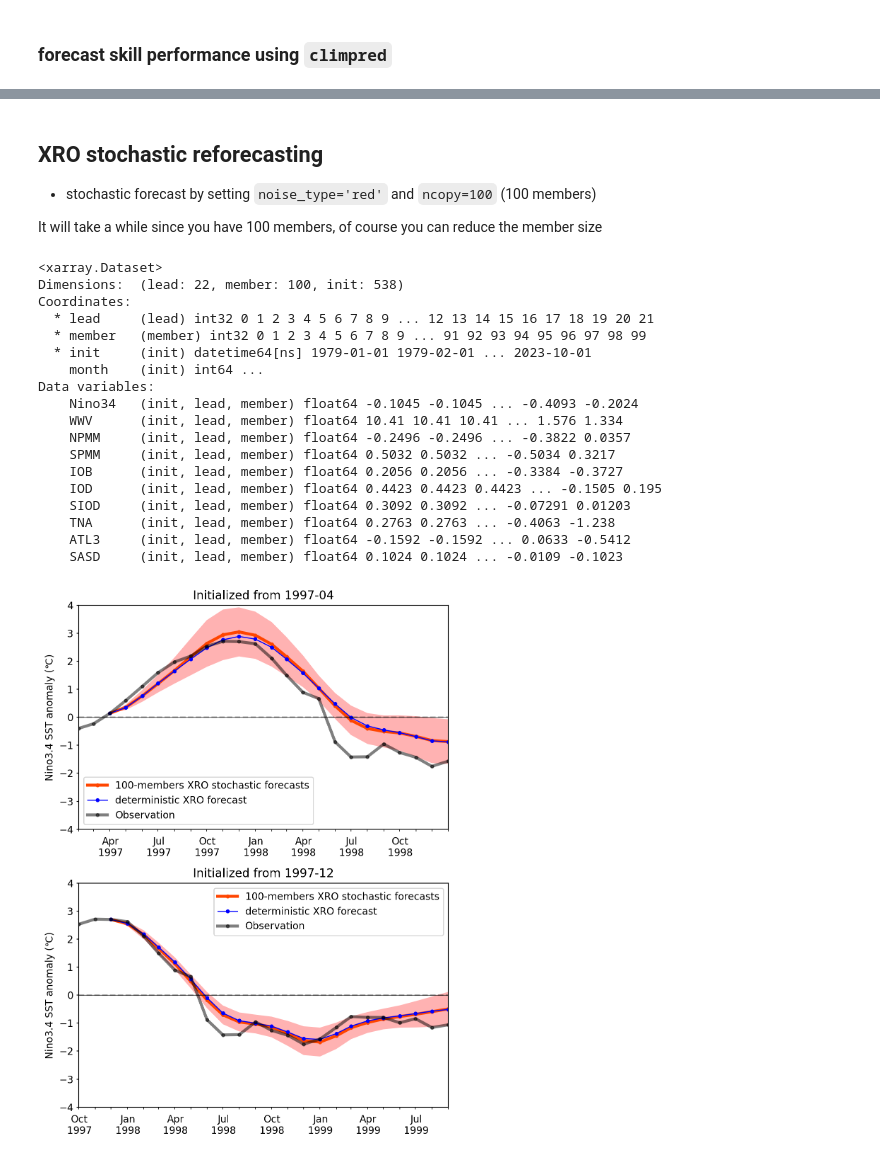
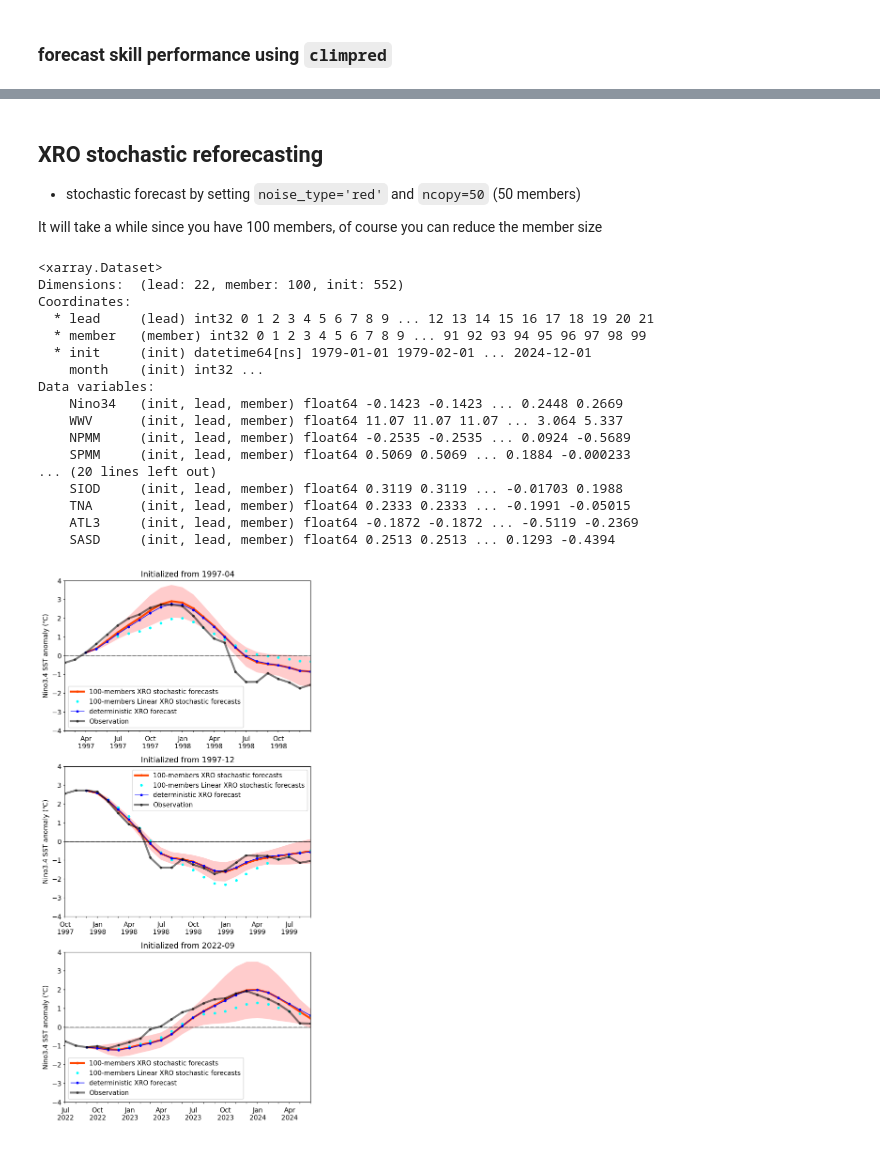
Before and after one commit to senclimate/XRO, a Jupyter notebook: code/XRO_Cookbook.ipynb, the cells around one changed output, grey strips where cells are left out. Drawn from its saved outputs; the diff is of its cells as text; code cells hidden in the pictures.

```diff
--- a/code/XRO_Cookbook.ipynb
+++ b/code/XRO_Cookbook.ipynb
@@ -143,13 +176,18 @@ stochastic simulation (as an example, initial from observed 1979-01, each model
 
 The output is archived as monthly mean of state vectors
 # %%
-XROac2_sim = XROac2.simulate(fit_ds=XROac2_fit, X0_ds=train_ds.isel(time=0), nyear=100, ncopy=100, is_xi_stdac=True)
+seed = 2000
+XROac2_sim = XROac2.simulate(fit_ds=XROac2_fit, X0_ds=train_ds.isel(time=0), nyear=100, ncopy=100, is_xi_stdac=False, seed=seed)
 print('XRO control stochastic simulation')
 print(XROac2_sim)
 
-XROac0_sim = XROac0.simulate(fit_ds=XROac0_fit, X0_ds=train_ds.isel(time=0), nyear=100, ncopy=100)  #set seed=1000 to get the exact same result
+XROac0_sim = XROac0.simulate(fit_ds=XROac0_fit, X0_ds=train_ds.isel(time=0), nyear=100, ncopy=100, is_xi_stdac=False, seed=seed)  #set seed=1000 to get the exact same result
 print('XRO(ac=0) model stochastic simulation')
 print(XROac0_sim)
+
+XROac2Lin_sim = XROac0.simulate(fit_ds=XROac2Lin_fit, X0_ds=train_ds.isel(time=0), nyear=100, ncopy=100, is_xi_stdac=False, seed=seed)  #set seed=1000 to get the exact same result
+print('XRO(ac=2) linear model stochastic simulation')
+print(XROac2Lin_sim)
 # %% [output]
 XRO control stochastic simulation
 <xarray.Dataset>
@@ -176,6 +214,8 @@ nmember=5
 fig, axes = plt.subplots(nmember, 1, figsize=(8, nmember*2), layout='compressed')
 
 for i, ax in enumerate(axes.flat):
-    XROac2_sim.isel(member=i+1)['Nino34'].plot(ax=ax, c='r', lw=2)
+    XROac2_sim.isel(member=i+1)['Nino34'].plot(ax=ax, c='r', lw=1.5, label='XRO')
+    XROac2Lin_sim.isel(member=i+1)['Nino34'].plot(ax=ax, c='cyan', lw=1., label='Linear XRO')
     ax.set_xlabel('')
+    ax.legend()
 # %% [output]
@@ -336,10 +391,16 @@ rmse_XROac0
 rmse_XROac2 = calc_forecast_skill(XROac2_fcst, obs_ds, metric='rmse', is_mv3=True, by_month=False, verify_periods=slice('1979-01', '2022-12'))
 rmse_XROac2
 
+rmse_XROac2Lin = calc_forecast_skill(XROac2Lin_fcst, obs_ds, metric='rmse', is_mv3=True, by_month=False, verify_periods=slice('1979-01', '2022-12'))
+rmse_XROac2Lin
+
+
 sel_var = 'Nino34'
 fig, ax = plt.subplots(1, 1, figsize=(8, 4))
 rmse_XROac2[sel_var].plot(ax=ax, label='XRO', c='orangered', lw=2)
 rmse_XROac0[sel_var].plot(ax=ax, label='XRO$_{ac=0}$', c='deepskyblue', lw=2)
+
+rmse_XROac2Lin[sel_var].plot(ax=ax, label='Linear XRO', c='cyan', ls='None', marker='.', ms=8)
 
 ax.set_ylabel('{0} (℃)'.format('RMSE') )
 
@@ -349,7 +410,7 @@ ax.set_ylim([0., 1.])
 ax.set_xlim([1., 21])
 ax.xaxis.set_minor_locator(AutoMinorLocator(2))
 ax.set_xlabel('Forecast lead (months)')
-ax.set_title('In-sample Niño3.4 forecast RMSE skill (1979-2022)')
+ax.set_title('In-sample Niño3.4 forecast RMSE skill (1979-2024)')
 ax.legend()
 # %% [output]
 <matplotlib.legend.Legend at 0x...>
@@ -357,32 +418,34 @@ ax.legend()
 # %% [markdown]
 ## XRO stochastic reforecasting
- - stochastic forecast by setting `noise_type='red'` and `ncopy=100` (100 members)
+ - stochastic forecast by setting `noise_type='red'` and `ncopy=50` (50 members)
 
 It will take a while since you have 100 members, of course you can reduce the member size
 # %%
 XROac2_fcst_stoc = XROac2.reforecast(fit_ds=XROac2_fit, init_ds=obs_ds, n_month=21, ncopy=100, noise_type='red')
 print(XROac2_fcst_stoc)
+
+XROac2Lin_fcst_stoc = XROac2.reforecast(fit_ds=XROac2Lin_fit, init_ds=obs_ds, n_month=21, ncopy=100, noise_type='red')
+print(XROac2_fcst_stoc)
 # %% [output]
 <xarray.Dataset>
-Dimensions:  (lead: 22, member: 100, init: 538)
+Dimensions:  (lead: 22, member: 100, init: 552)
 Coordinates:
   * lead     (lead) int32 0 1 2 3 4 5 6 7 8 9 ... 12 13 14 15 16 17 18 19 20 21
   * member   (member) int32 0 1 2 3 4 5 6 7 8 9 ... 91 92 93 94 95 96 97 98 99
-  * init     (init) datetime64[ns] 1979-01-01 1979-02-01 ... 2023-10-01
-    month    (init) int64 ...
+  * init     (init) datetime64[ns] 1979-01-01 1979-02-01 ... 2024-12-01
+    month    (init) int32 ...
 Data variables:
-    Nino34   (init, lead, member) float64 -0.1045 -0.1045 ... -0.4093 -0.2024
-    WWV      (init, lead, member) float64 10.41 10.41 10.41 ... 1.576 1.334
-    NPMM     (init, lead, member) float64 -0.2496 -0.2496 ... -0.3822 0.0357
-    SPMM     (init, lead, member) float64 0.5032 0.5032 ... -0.5034 0.3217
-    IOB      (init, lead, member) float64 0.2056 0.2056 ... -0.3384 -0.3727
-    IOD      (init, lead, member) float64 0.4423 0.4423 0.4423 ... -0.1505 0.195
-    SIOD     (init, lead, member) float64 0.3092 0.3092 ... -0.07291 0.01203
-    TNA      (init, lead, member) float64 0.2763 0.2763 ... -0.4063 -1.238
-    ATL3     (init, lead, member) float64 -0.1592 -0.1592 ... 0.0633 -0.5412
-    SASD     (init, lead, member) float64 0.1024 0.1024 ... -0.0109 -0.1023
+    Nino34   (init, lead, member) float64 -0.1423 -0.1423 ... 0.2448 0.2669
+    WWV      (init, lead, member) float64 11.07 11.07 11.07 ... 3.064 5.337
+    NPMM     (init, lead, member) float64 -0.2535 -0.2535 ... 0.0924 -0.5689
+    SPMM     (init, lead, member) float64 0.5069 0.5069 ... 0.1884 -0.000233
+... (20 lines left out)
+    SIOD     (init, lead, member) float64 0.3119 0.3119 ... -0.01703 0.1988
+    TNA      (init, lead, member) float64 0.2333 0.2333 ... -0.1991 -0.05015
+    ATL3     (init, lead, member) float64 -0.1872 -0.1872 ... -0.5119 -0.2369
+    SASD     (init, lead, member) float64 0.2513 0.2513 ... 0.1293 -0.4394
 # %%
-date_arrs = ['1997-04', '1997-12']
+date_arrs = ['1997-04', '1997-12', '2022-09']
 
 n_arr = len(date_arrs)
 fig, axes = plt.subplots(n_arr, 1, figsize=(6, 4*n_arr), sharex=False, sharey=False,) # layout='compressed'
@@ -391,8 +454,13 @@ for i, sel_date in enumerate(date_arrs):
     ax = axes.flat[i]
 
     sel_fcst_d = XROac2_fcst['Nino34'].sel(init=sel_date).squeeze()
+
     sel_fcst_m = XROac2_fcst_stoc['Nino34'].sel(init=sel_date).mean('member').squeeze()
     sel_fcst_e = XROac2_fcst_stoc['Nino34'].sel(init=sel_date).std('member').squeeze()
+
+    sel_Linfcst_m = XROac2Lin_fcst_stoc['Nino34'].sel(init=sel_date).mean('member').squeeze()
+    sel_Linfcst_e = XROac2Lin_fcst_stoc['Nino34'].sel(init=sel_date).std('member').squeeze()
+
     nlead = len(sel_fcst_m.lead)
 
     xdate_mid = datetime.datetime.strptime(sel_date+'-01', "%Y-%m-%d").date()
@@ -403,32 +471,35 @@ for i, sel_date in enumerate(date_arrs):
     xtime = sel_obs.time
     xtime_fcst = xtime[2:]
 
     ax.plot(xtime_fcst, sel_fcst_m, c='orangered', marker='.', lw=3, label='100-members XRO stochastic forecasts')
+    ax.fill_between(xtime_fcst,sel_fcst_m-sel_fcst_e, sel_fcst_m + sel_fcst_e, fc='red', alpha=0.2, ) #label='100-members stochastic forecasts'
 
-    ax.fill_between(xtime_fcst,sel_fcst_m-sel_fcst_e, sel_fcst_m + sel_fcst_e, fc='red', alpha=0.3, ) #label='100-members stochastic forecasts'
+    ax.plot(xtime_fcst, sel_Linfcst_m, c='cyan', marker='.', ls='None', ms=6, label='100-members Linear XRO stochastic forecasts')
+    # ax.fill_between(xtime_fcst,sel_Linfcst_m-sel_Linfcst_e, sel_Linfcst_m + sel_Linfcst_e, fc='cyan', alpha=0.2, ) #label='100-members stochastic forecasts'
+
     ax.plot(xtime_fcst, sel_fcst_d, c='blue', marker='.', lw=1, label='deterministic XRO forecast' )
     ax.plot(xtime, sel_obs, c='black', marker='.', lw=3, label='Observation', alpha=0.5 )
 
     ax.axhline(y=0., c = 'black', ls='-', lw=0.5)
     ax.xaxis.set_major_locator(matplotlib.dates.MonthLocator((1, 4, 7, 10), bymonthday=2))
     ax.xaxis.set_minor_locator(matplotlib.dates.MonthLocator( interval=1, bymonthday=1))
     ax.xaxis.set_major_formatter(matplotlib.dates.DateFormatter("%b\n%Y"))
     # ax.set_xticklabels(xdate_minorticks , minor=True,)
 
     ax.tick_params(axis="x", which="minor", length=2)
     ax.tick_params(axis="y", which="major", length=2)
     ax.tick_params(axis="x", which="major", length=4, color=(0., 0., 0., 0))
     plt.setp(ax.get_xticklabels(minor=False), rotation=0, ha="center")
     plt.setp(ax.get_xticklabels(minor=True), rotation=0, ha="center")
     ax.set_xlim([xdate_strt, xdate_last])
 
     ax.set_title("Initialized from {0}".format(sel_date))
     # ax.set_xlim([1980, 2025])
     ax.set_ylim([-4., 4.])
     ax.set_ylabel('Nino3.4 SST anomaly (℃)')
     ax.axhline(0, c='k', ls='--', alpha=0.3)
     ax.legend()
 
 fig.tight_layout()
 # %% [output]
-[figure, old version]
+[figure, new version]
```
Also changed, not shown: parts of 17 cells of this notebook, 5 other files.
